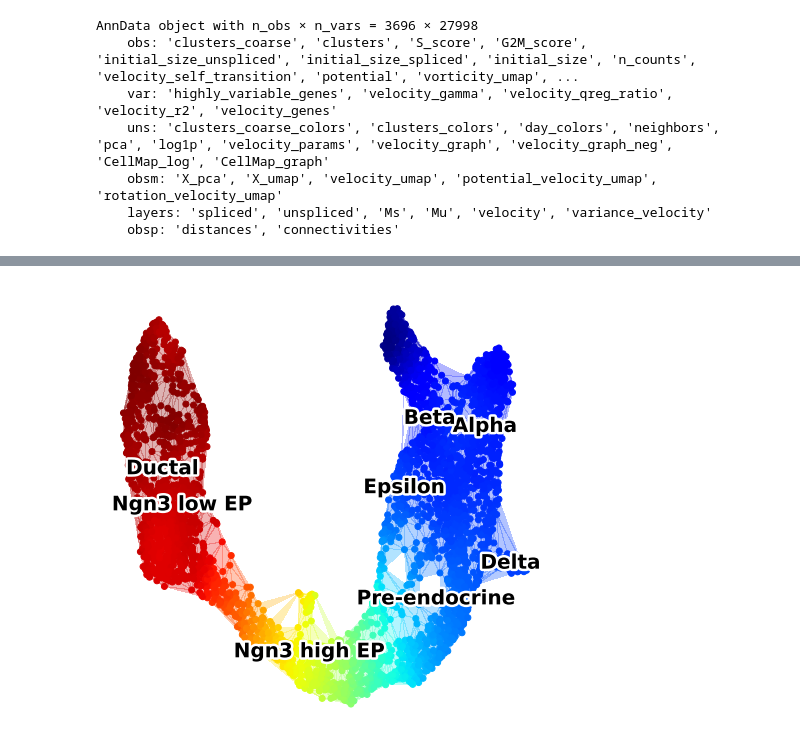
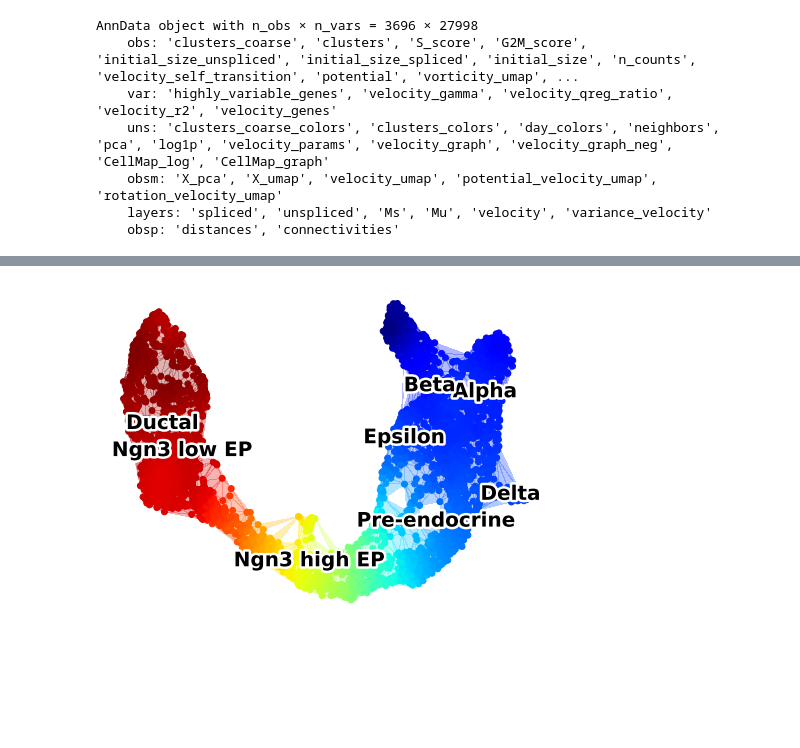
Before and after one commit to yusuke-imoto-lab/CellMap, a Jupyter notebook: figures/Figure_endocrine.ipynb, the cells around one changed output, grey strips where cells are left out. Drawn from its saved outputs; the diff is of its cells as text; code cells hidden in the pictures; blank space fills up the shorter version.

```diff
--- a/figures/Figure_endocrine.ipynb
+++ b/figures/Figure_endocrine.ipynb
@@ -115,36 +115,36 @@ graph_key = 'CM_graph'
 cluster_key = 'clusters'
 show_graph = True
 cutedge_vol  = None
 cutedge_length = None
 title = ''
 save = False
 filename = 'CellMap_view'
 show_graph = True
 alpha = 0.3
 legend_fontsize = 18
 kwargs = {'cmap':'jet'}
 
 basis_key = 'X_%s' % basis
 data_pos = adata.obsm[basis_key]
-fig,ax = plt.subplots(figsize=(8,8))
+fig,ax = plt.subplots(figsize=(8,6))
 sc = ax.scatter(data_pos[:,0],data_pos[:,1],c=adata.obs[potential_key],zorder=10,cmap='jet')
 if show_graph:
     tri_ = cellmap.create_graph(data_pos[:,0],data_pos[:,1],cutedge_vol=cutedge_vol,cutedge_length=cutedge_length)
     ax.tripcolor(tri_,adata.obs[potential_key],lw=0.5,zorder=0,alpha=0.3,cmap='jet')
 if cluster_key != None:
     if cluster_key in adata.obs.keys():
         cluster = adata.obs[cluster_key]
         for c in np.unique(cluster):
             txt = plt.text(np.mean(data_pos[cluster == c],axis=0)[0],np.mean(data_pos[cluster == c],axis=0)[1],c,fontsize=20,ha='center', va='center',fontweight='bold',zorder=20)
             txt.set_path_effects([PathEffects.withStroke(linewidth=5, foreground='w')])
     else:
         print('There is no cluster key \"%s\" in adata.obs' % cluster_key)
 ax.axis('off')
 ax.set_title(title,fontsize=18)
 # plt.colorbar(sc,aspect=20, pad=0.01, orientation='vertical')
-fig.savefig('materials/Overview_4_Potential.png', bbox_inches='tight')
+fig.savefig('materials/Overview_4_Potential.png', bbox_inches='tight',dpi=200)
 # %% [output]
-[figure, old version]
+[figure, new version]
 # %%
 adata,
 basis = 'umap'
```
Also changed, not shown: parts of 2 cells of this notebook, 10 other files.
